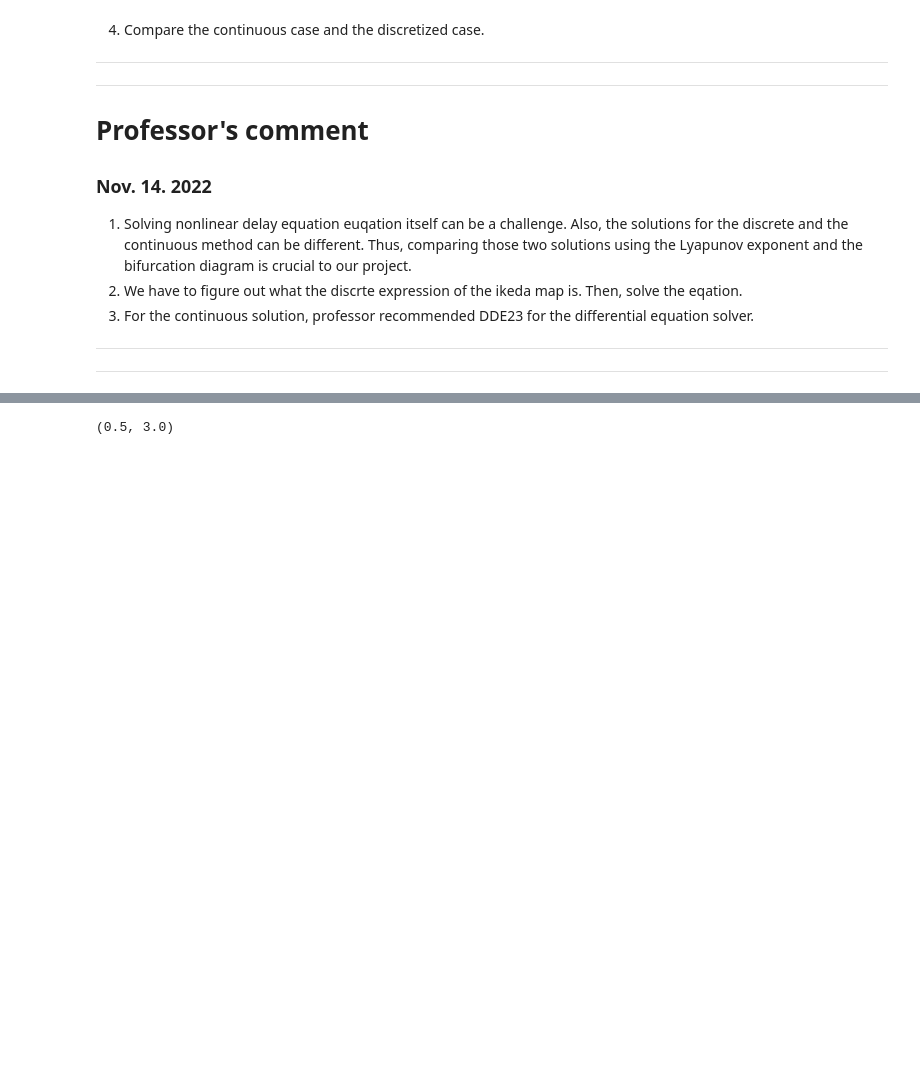
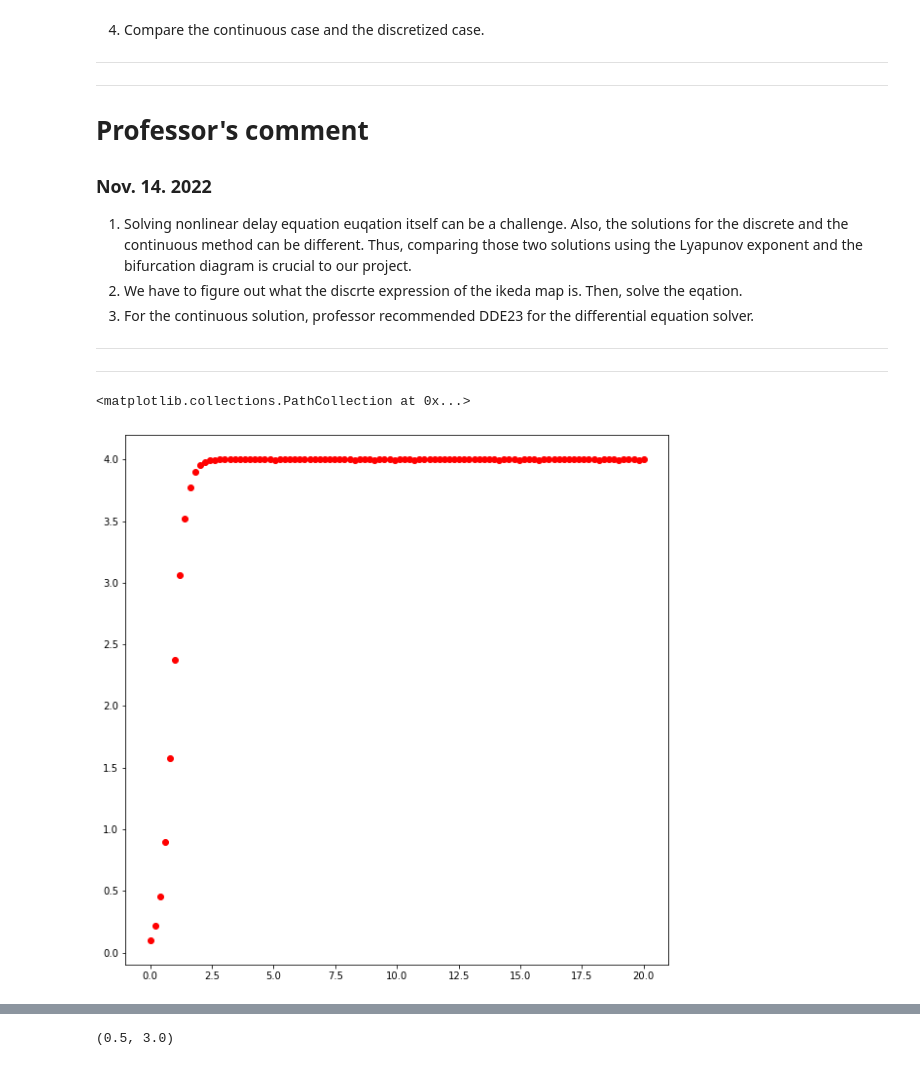
Before and after one commit to ihkim94/Ikeda, a Jupyter notebook: Ikeda_map.ipynb, the cells around one changed output, grey strips where cells are left out. Cells and saved outputs as stored; diff of their text form; code cells hidden in the pictures; blank space fills up the shorter version.

```diff
--- a/Ikeda_map.ipynb
+++ b/Ikeda_map.ipynb
@@ -124,0 +75,43 @@ class IkedaModel:
+# %%
+class IkedaModel:
+
+    def __init__(self, beta, tau, delay=0):
+        self.beta = beta
+        self.tau = tau
+        self.delay = delay
+
+    def __call__(self, t, X):
+        return self.rhs(t, X)
+
+    def rhs(self, t, X):
+        y = X
+        ydot = (self.beta/self.tau) * (np.sin(y)**2) - y/self.tau
+        return np.array([ydot])
+
+class LogisticEquation:
+
+    def __init__(self, b, c):
+        self.b = b
+        self.c = c
+
+    def __call__(self, t, X):
+        return self.rhs(t, X)
+
+    def rhs(self, t, X):
+        y = X
+        ydot = (self.b-self.c*y)*y
+        return np.array([ydot])
+# %%
+Logistic_model = LogisticEquation(b=4, c=1)
+from scipy.integrate import solve_ivp
+ic = [0.1]
+t = np.linspace(0, 20, 100)
+sol = solve_ivp(Logistic_model, [t[0], t[-1]], ic, t_eval=t)
+X = sol.y.T
+
+plt.figure(figsize=(10, 10))
+# plt.plot(X, X, linewidth=1.0, color='r', alpha=0.9)
+plt.scatter(t, X, color='r')
+# %% [output]
+<matplotlib.collections.PathCollection at 0x...>
+[figure, added]
```
Also changed, not shown: parts of 7 cells of this notebook, 4 other files.
